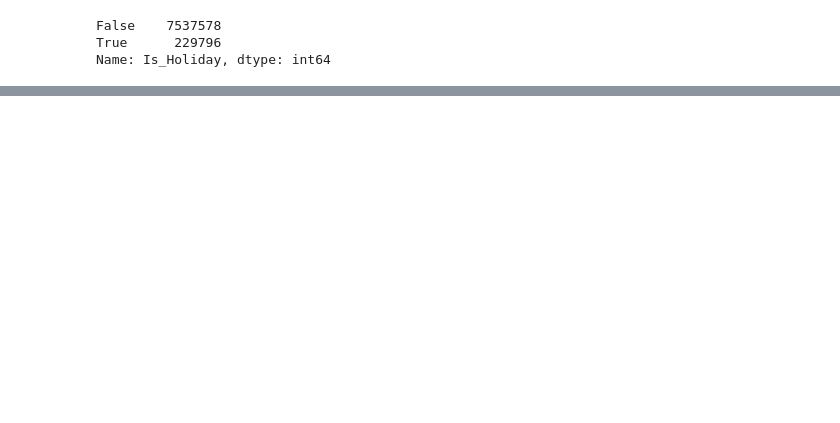
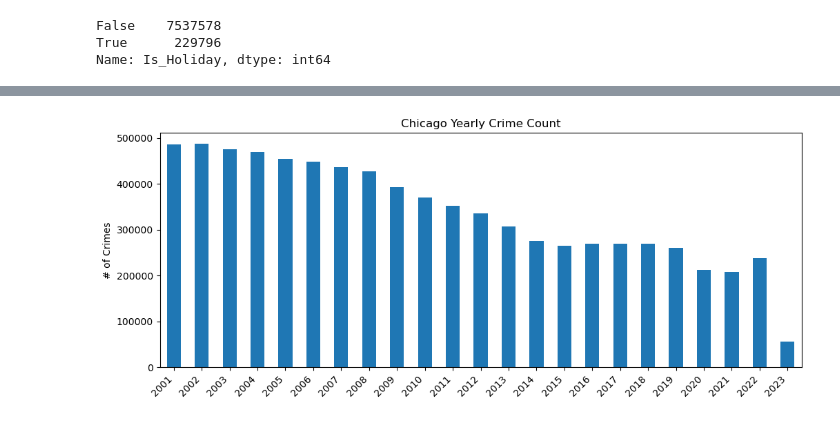
Before and after one commit to pylabview/CORE_Project_4_Part_1, a Jupyter notebook: (Core) Project 4 - Part 1.ipynb, the cells around one changed output, grey strips where cells are left out. Saved outputs shown, nothing was run; the diff lists cells and outputs as text; code cells hidden in the pictures; blank space fills up the shorter version.

```diff
--- a/(Core) Project 4 - Part 1.ipynb
+++ b/(Core) Project 4 - Part 1.ipynb
@@ -196,0 +263,9 @@ df.to_csv("./Data/ill_crimes_processed.csv.gz",
+# %%
+years = df.index.year.value_counts().sort_index()
+ax = years.plot(kind='bar',figsize=(12,5))
+ax.set(title='Chicago Yearly Crime Count', ylabel='# of Crimes')
+## Final xdate tweaks
+fig = ax.get_figure()
+fig.autofmt_xdate(which='major',rotation=45)
+# %% [output]
+[figure, added]
```
Also changed, not shown: parts of 33 cells of this notebook, 3 other files.
